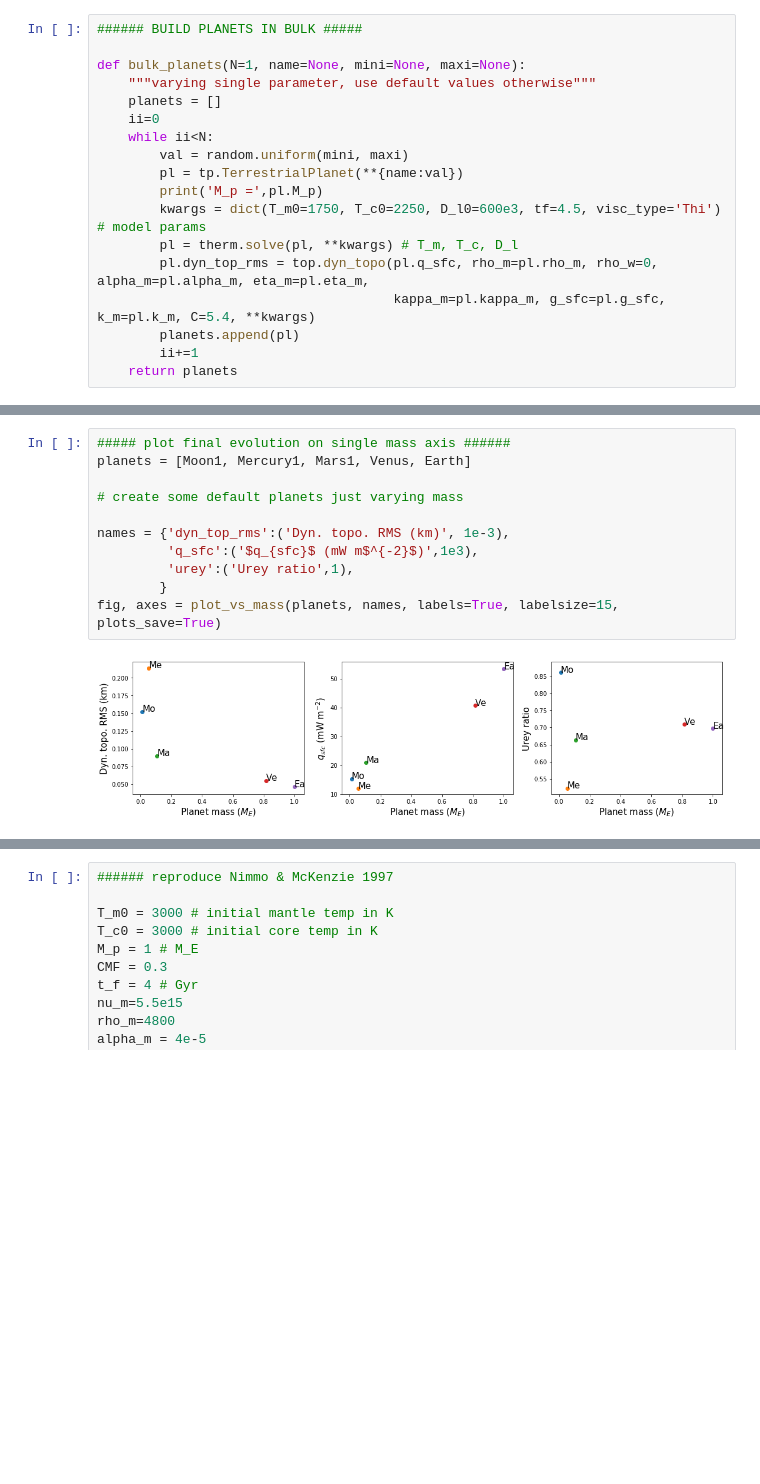
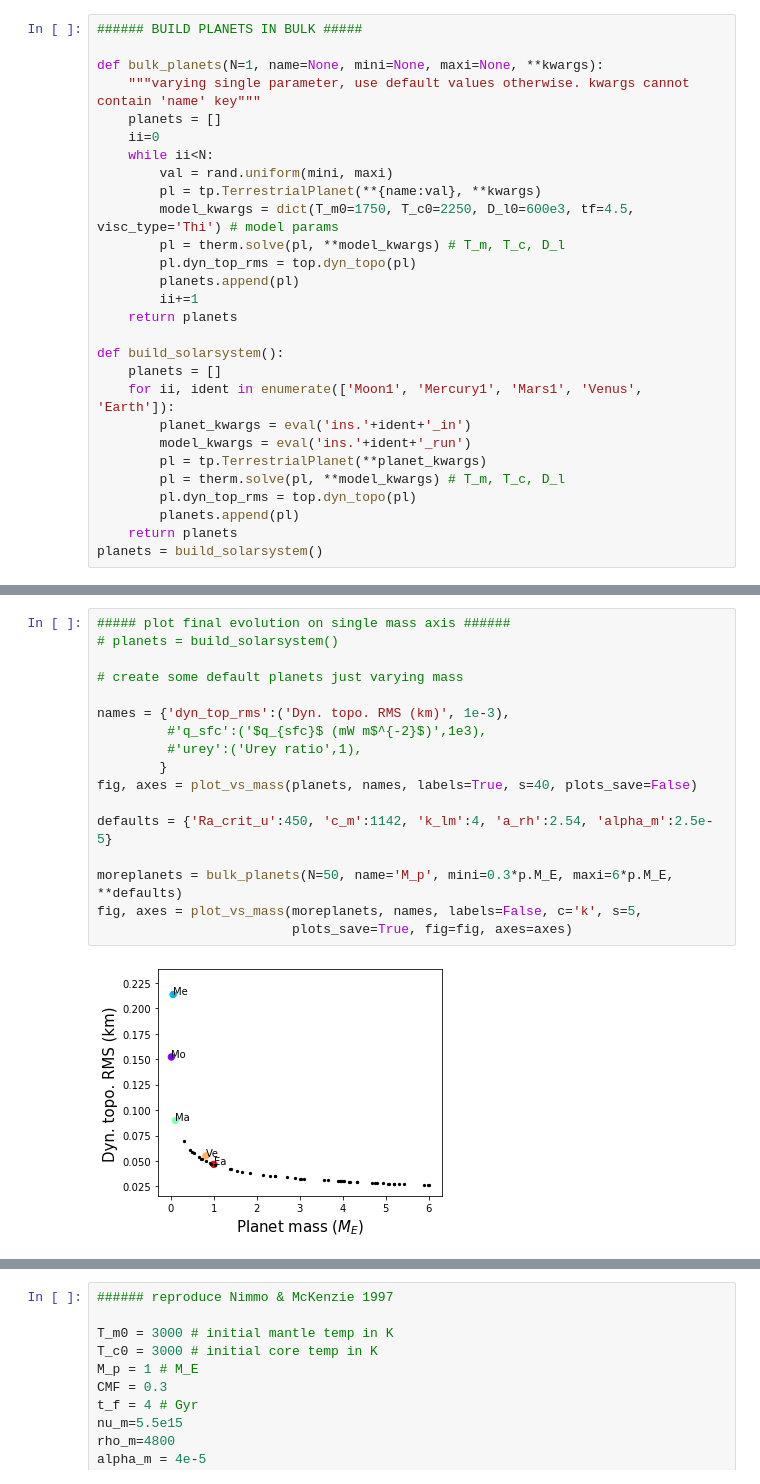
Before and after one commit to clairesworld/exo-top, a Jupyter notebook: top_model.ipynb, the cells around one changed output, grey strips where cells are left out. Cells and saved outputs as stored; diff of their text form; blank space fills up the shorter version.

Commit message:
q_bl tradeoff plots

```diff
--- a/top_model.ipynb
+++ b/top_model.ipynb
@@ -18,18 +21,28 @@ fig_path = '/space/cmg76/figs/' # office
 # %%
 ###### BUILD PLANETS IN BULK #####
 
-def bulk_planets(N=1, name=None, mini=None, maxi=None):
-    """varying single parameter, use default values otherwise"""
+def bulk_planets(N=1, name=None, mini=None, maxi=None, **kwargs):
+    """varying single parameter, use default values otherwise. kwargs cannot contain 'name' key"""
     planets = []
     ii=0
     while ii<N:
-        val = random.uniform(mini, maxi)
-        pl = tp.TerrestrialPlanet(**{name:val})
-        print('M_p =',pl.M_p)
-        kwargs = dict(T_m0=1750, T_c0=2250, D_l0=600e3, tf=4.5, visc_type='Thi') # model params
-        pl = therm.solve(pl, **kwargs) # T_m, T_c, D_l
-        pl.dyn_top_rms = top.dyn_topo(pl.q_sfc, rho_m=pl.rho_m, rho_w=0, alpha_m=pl.alpha_m, eta_m=pl.eta_m,
-                                      kappa_m=pl.kappa_m, g_sfc=pl.g_sfc, k_m=pl.k_m, C=5.4, **kwargs)
+        val = rand.uniform(mini, maxi)
+        pl = tp.TerrestrialPlanet(**{name:val}, **kwargs)
+        model_kwargs = dict(T_m0=1750, T_c0=2250, D_l0=600e3, tf=4.5, visc_type='Thi') # model params
+        pl = therm.solve(pl, **model_kwargs) # T_m, T_c, D_l
+        pl.dyn_top_rms = top.dyn_topo(pl)
         planets.append(pl)
         ii+=1
     return planets
+
+def build_solarsystem():
+    planets = []
+    for ii, ident in enumerate(['Moon1', 'Mercury1', 'Mars1', 'Venus', 'Earth']):
+        planet_kwargs = eval('ins.'+ident+'_in')
+        model_kwargs = eval('ins.'+ident+'_run')
+        pl = tp.TerrestrialPlanet(**planet_kwargs)
+        pl = therm.solve(pl, **model_kwargs) # T_m, T_c, D_l
+        pl.dyn_top_rms = top.dyn_topo(pl)
+        planets.append(pl)
+    return planets
+planets = build_solarsystem()
@@ -360,16 +434,22 @@ def plot_vs_mass(planets, names, fig=None, axes=None, labels=False, labelsize=15
 # %%
 ##### plot final evolution on single mass axis ######
-planets = [Moon1, Mercury1, Mars1, Venus, Earth]
+# planets = build_solarsystem()
 
 # create some default planets just varying mass
 
 names = {'dyn_top_rms':('Dyn. topo. RMS (km)', 1e-3),
-         'q_sfc':('$q_{sfc}$ (mW m$^{-2}$)',1e3),
-         'urey':('Urey ratio',1),
+         #'q_sfc':('$q_{sfc}$ (mW m$^{-2}$)',1e3),
+         #'urey':('Urey ratio',1),
         }
-fig, axes = plot_vs_mass(planets, names, labels=True, labelsize=15, plots_save=True)
+fig, axes = plot_vs_mass(planets, names, labels=True, s=40, plots_save=False)
+
+defaults = {'Ra_crit_u':450, 'c_m':1142, 'k_lm':4, 'a_rh':2.54, 'alpha_m':2.5e-5}
+
+moreplanets = bulk_planets(N=50, name='M_p', mini=0.3*p.M_E, maxi=6*p.M_E, **defaults)
+fig, axes = plot_vs_mass(moreplanets, names, labels=False, c='k', s=5,
+                         plots_save=True, fig=fig, axes=axes)
 # %% [output]
-[figure, old version]
+[figure, new version]
 # %%
 ######  test effect of changing reference viscosity on Earth
 
```
Also changed, not shown: parts of 11 cells of this notebook, 8 other files.
